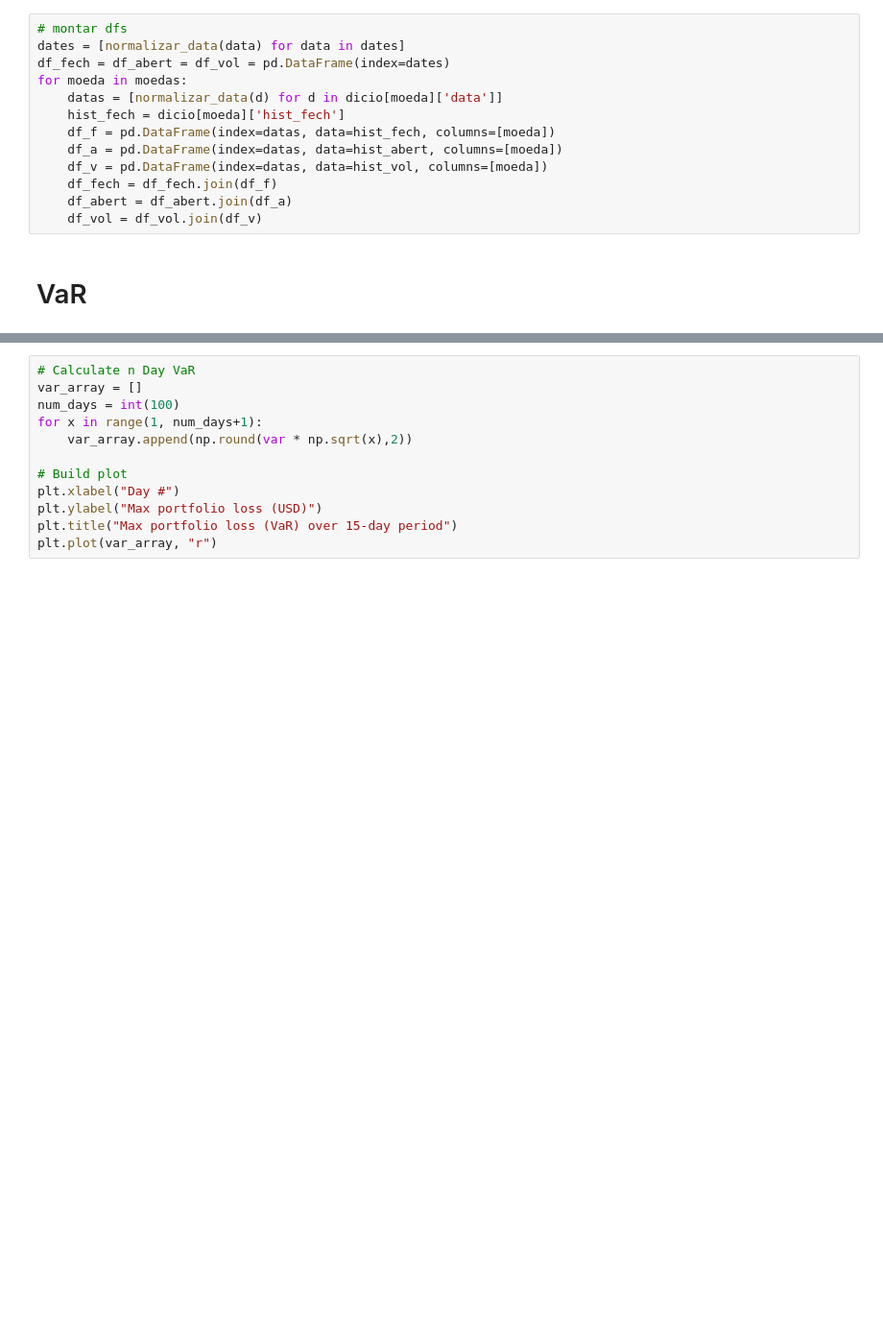
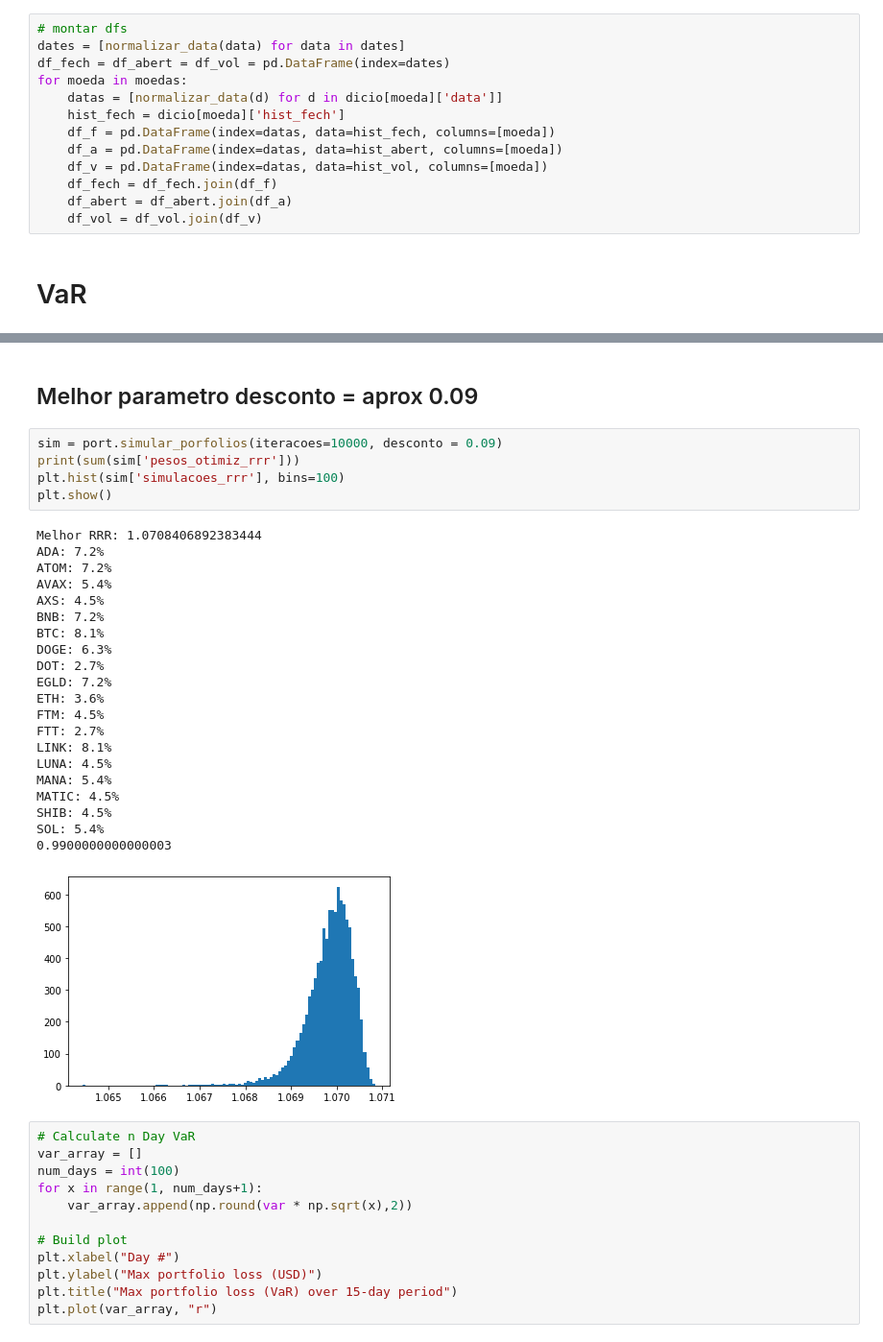
Before and after one commit to AcacioTelechi/portfolio-cripto, a Jupyter notebook: analise_dados.ipynb, the cells around one changed output, grey strips where cells are left out. Shown at 96% size. Cells and saved outputs as stored; diff of their text form; blank space fills up the shorter version.

```diff
--- a/analise_dados.ipynb
+++ b/analise_dados.ipynb
@@ -98,3 +175,32 @@ KeyboardInterrupt:
+# %% [markdown]
+## Melhor parametro desconto = aprox 0.09
+# %%
+sim = port.simular_porfolios(iteracoes=10000, desconto = 0.09)
+print(sum(sim['pesos_otimiz_rrr']))
+plt.hist(sim['simulacoes_rrr'], bins=100)
+plt.show()
+# %% [output]
+Melhor RRR: 1.0708406892383444
+ADA: 7.2%
+ATOM: 7.2%
+AVAX: 5.4%
+AXS: 4.5%
+BNB: 7.2%
+BTC: 8.1%
+DOGE: 6.3%
+DOT: 2.7%
+EGLD: 7.2%
+ETH: 3.6%
+FTM: 4.5%
+FTT: 2.7%
+LINK: 8.1%
+LUNA: 4.5%
+MANA: 5.4%
+MATIC: 4.5%
+SHIB: 4.5%
+SOL: 5.4%
+0.9900000000000003
+[figure, added]
 # %%
 # Calculate n Day VaR
 var_array = []
```
Also changed, not shown: parts of 11 cells of this notebook.
